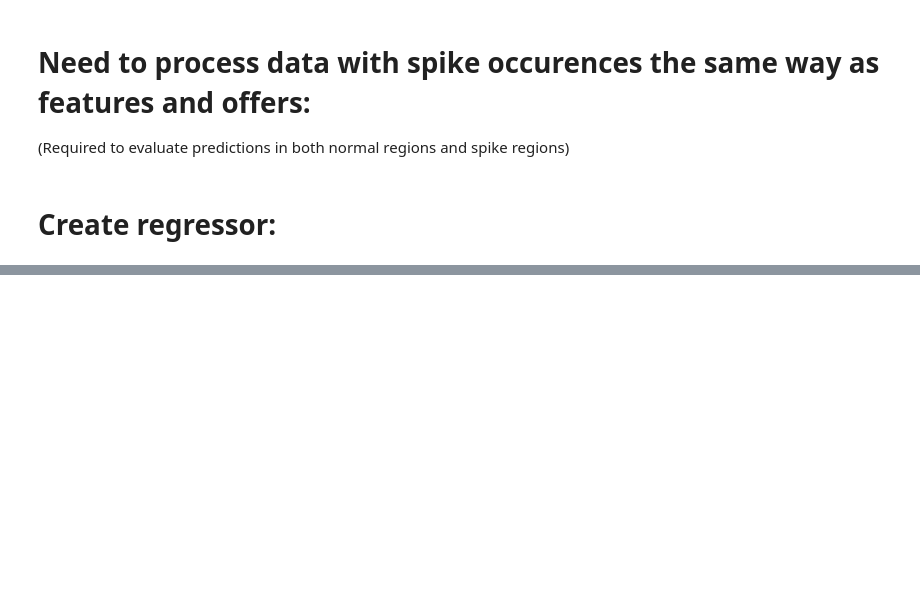
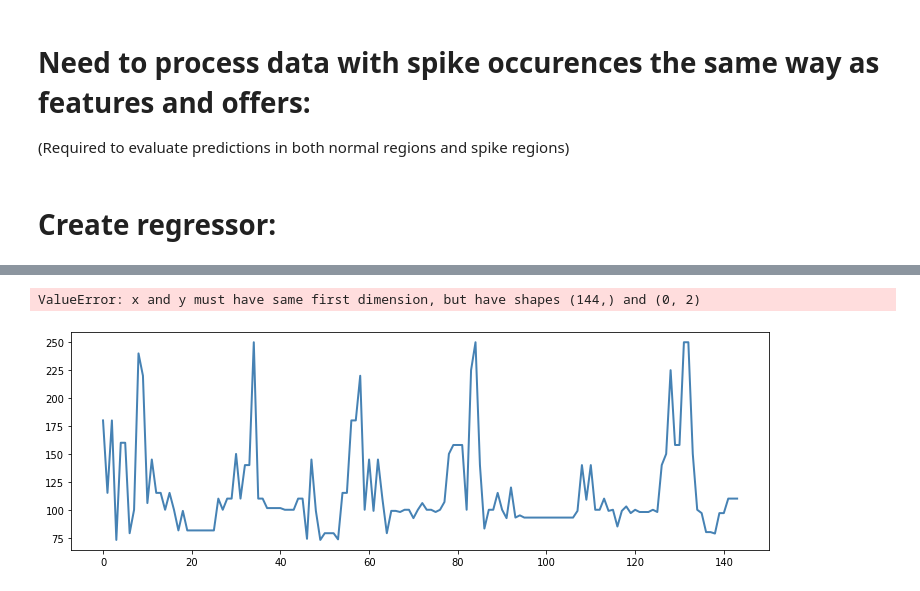
Before and after one commit to mam619/SEF_Thesis, a Jupyter notebook: LSTM_Tuning/Regression_LSTM_Tuning_4_kernel_bias_initializers.ipynb, the cells around one changed output, grey strips where cells are left out. Cells and saved outputs as stored; diff of their text form; code cells hidden in the pictures; blank space fills up the shorter version.

```diff
--- a/LSTM_Tuning/Regression_LSTM_Tuning_4_kernel_bias_initializers.ipynb
+++ b/LSTM_Tuning/Regression_LSTM_Tuning_4_kernel_bias_initializers.ipynb
@@ -411,0 +428,28 @@ results.style.apply(highlight_min)
+# %%
+w_plot = 144 # 3 days
+fontsize = 13
+
+#y_pred = y_pred.reshape(len(y_pred))
+
+#Residual = list(y_test) - y_pred
+
+plt.figure(figsize=(12.5,4))
+plt.plot(np.arange(0, 144), y_test[-226:-82], label = 'Real values', linewidth = 2, color = 'steelblue')
+plt.plot(np.arange(0, 144), y_pred[-226:-82], label = 'Predicted values', linewidth = 1.8, color= 'deepskyblue')
+#plt.plot(np.arange(0, 144), Residual[-226:-82], label = 'Residual error', linewidth = 1, color = 'slategrey')
+plt.fill_between(np.arange(0, 144),  data['spike_lowerlim'][-226:-82], data['spike_upperlim'][-226:-82], facecolor='skyblue', alpha=0.5, label = 'Spike delimitator')
+plt.ylim(-100, 260)
+plt.xlim(0, 144 - 1)
+plt.minorticks_on()
+plt.grid(which='major', linestyle='-', linewidth='0.5')
+plt.grid(which='minor', linestyle=':', linewidth='0.5')
+plt.xlabel('Accumulated SP', fontsize = fontsize)
+plt.ylabel('RMSE (£/MWh)', fontsize = fontsize)
+plt.xticks(fontsize = fontsize)
+plt.yticks([-100, -50, 0, 50,100, 150, 200, 250],[-100, -50, 0, 50, 100, 150, 200, 250],  fontsize = fontsize)
+plt.title('LSTM predictions', fontsize = fontsize + 2)
+plt.legend(loc = 'lower right', fontsize = fontsize - 2)
+plt.tight_layout()
+# %% [output]
+ValueError: x and y must have same first dimension, but have shapes (144,) and (0, 2)
+[figure, added]
```
Also changed, not shown: parts of 4 cells of this notebook, 5 other files.
